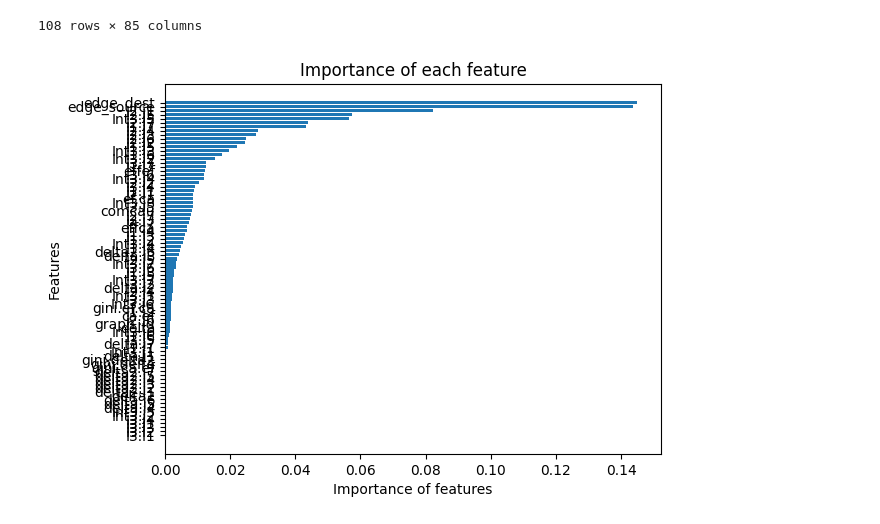
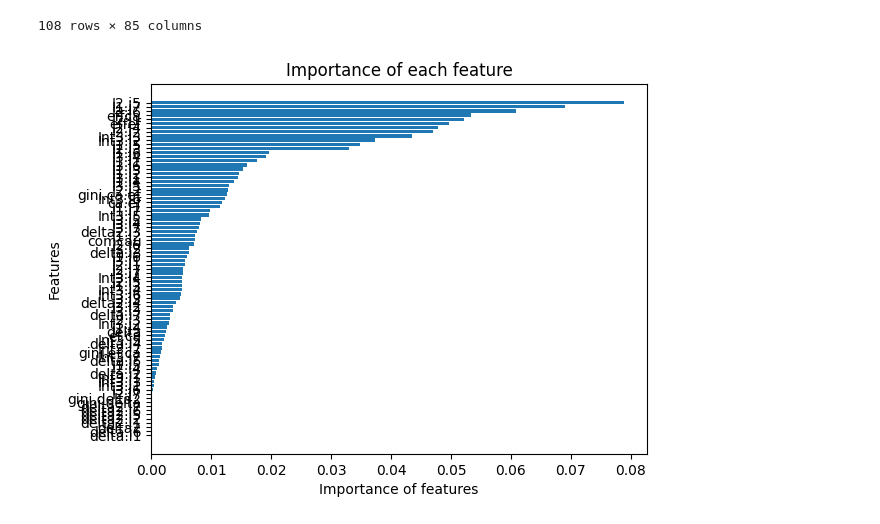
Before and after one commit to gmpal/D2CPY, a Jupyter notebook: feature_selection/feature.ipynb, the cells around one changed output. Cells and saved outputs as stored; diff of their text form; code cells hidden in the pictures.

```diff
--- a/feature_selection/feature.ipynb
+++ b/feature_selection/feature.ipynb
@@ -2,7 +2,7 @@
 import pandas as pd
 # %%
 #read dataframe.csv
-df = pd.read_csv('../timeseries.csv')
+df = pd.read_csv('../csv/timeseries.csv')
 # %%
 df
 # %% [output]
@@ -26,32 +26,32 @@ import pandas as pd
 import numpy as np
 import networkx as nx
 from typing import List
 from sklearn.ensemble import RandomForestClassifier
 from sklearn.metrics import accuracy_score
 
 #split df into train test
 #train randomforest
 from sklearn.model_selection import train_test_split
 
-X = df.drop(columns=['is_causal'])
+X = df.drop(columns=['is_causal', 'graph_id', 'edge_source','edge_dest'])
 y = df['is_causal']
 
 regressor = RandomForestClassifier(n_estimators=20, random_state=0)
 regressor.fit(X, y)
 
 #make it a named vector
 
 importances = regressor.feature_importances_
 names = X.columns
 importances, names = zip(*sorted(zip(importances, names)))
 
 #plot
 import matplotlib.pyplot as plt
 plt.barh(range(len(names)), importances, align='center')
 plt.yticks(range(len(names)), names)
 plt.xlabel('Importance of features')
 plt.ylabel('Features')
 plt.title('Importance of each feature')
 plt.show()
 # %% [output]
-[figure, old version]
+[figure, new version]
```
Also changed, not shown: 4 other files.
